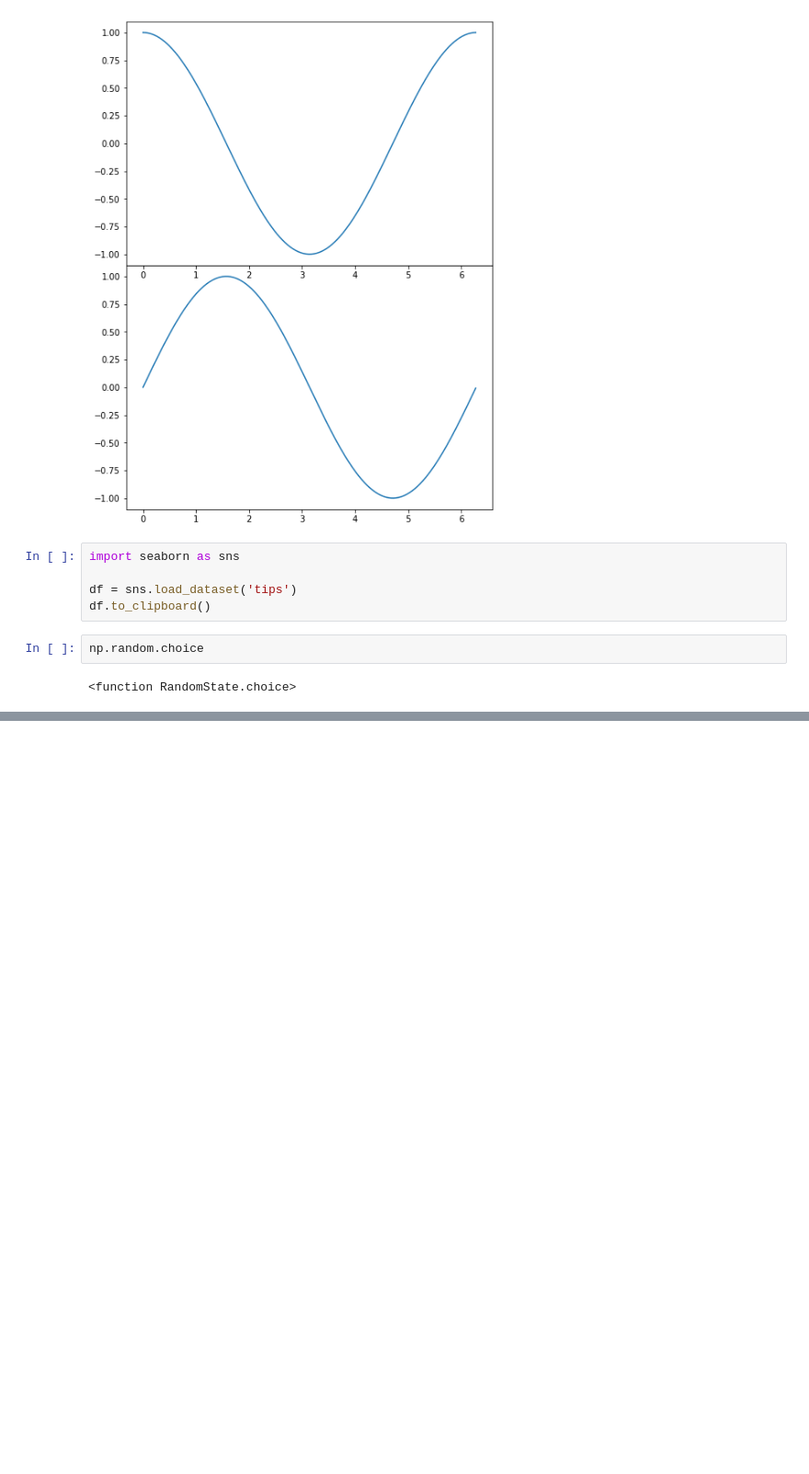
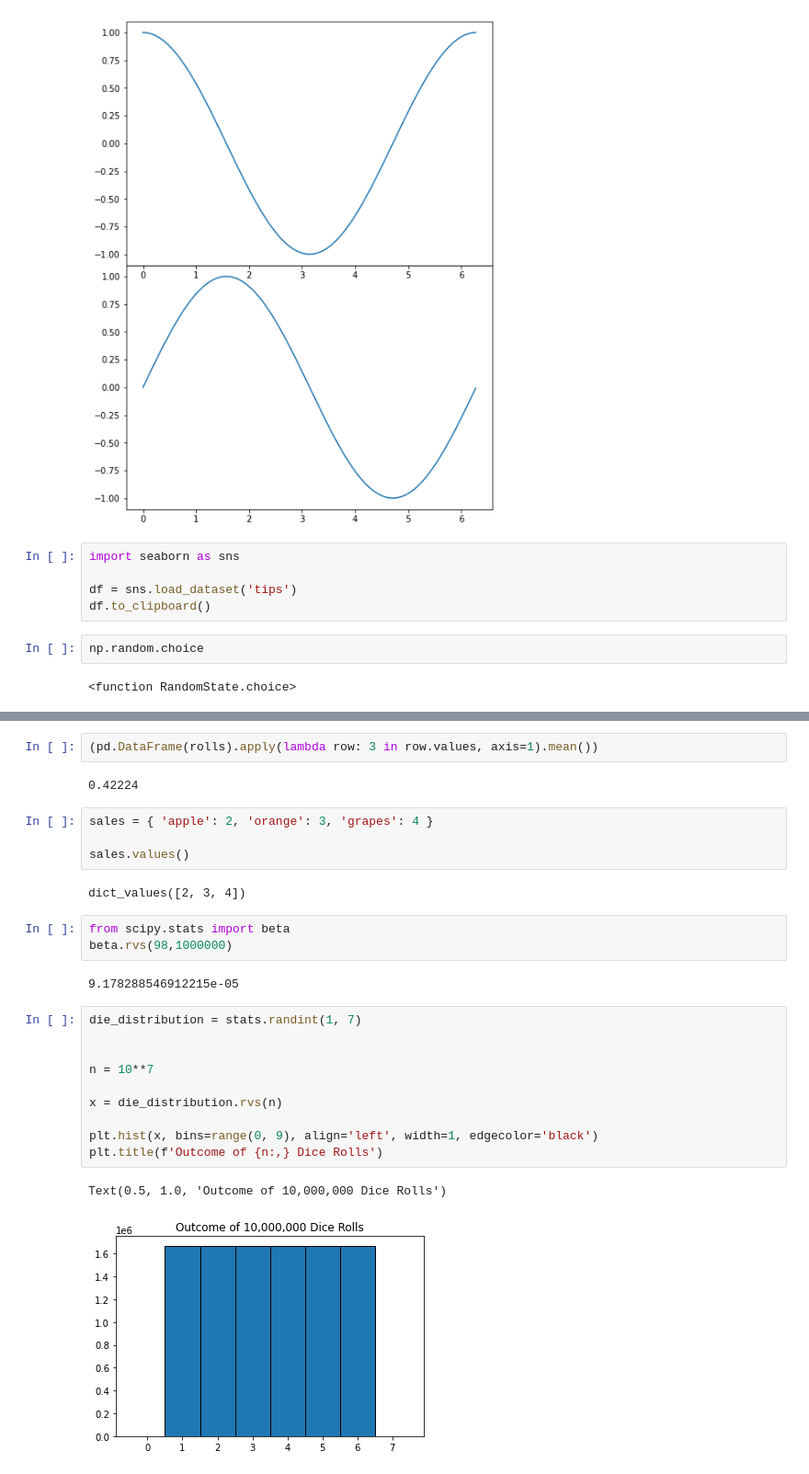
Before and after one commit to Severina7/statistics_exercises, a Jupyter notebook: draft_file.ipynb, the cells around one changed output, grey strips where cells are left out. Shown: that part at 92% size. Saved outputs shown, nothing was run; the diff lists cells and outputs as text; blank space fills up the shorter version.

Commit message:
adding exercises to hypothesis_testing.ipynb, probability_distributions.ipynb, and the draft_file.ipynb

```diff
--- a/draft_file.ipynb
+++ b/draft_file.ipynb
@@ -148,0 +253,28 @@ die_distribution.ppf(0.7)
+# %%
+(pd.DataFrame(rolls).apply(lambda row: 3 in row.values, axis=1).mean())
+# %% [output]
+0.42224
+# %%
+sales = { 'apple': 2, 'orange': 3, 'grapes': 4 }
+
+sales.values()
+# %% [output]
+dict_values([2, 3, 4])
+# %%
+from scipy.stats import beta
+beta.rvs(98,1000000)
+# %% [output]
+9.178288546912215e-05
+# %%
+die_distribution = stats.randint(1, 7)
+
+
+n = 10**7
+
+x = die_distribution.rvs(n)
+
+plt.hist(x, bins=range(0, 9), align='left', width=1, edgecolor='black')
+plt.title(f'Outcome of {n:,} Dice Rolls')
+# %% [output]
+Text(0.5, 1.0, 'Outcome of 10,000,000 Dice Rolls')
+[figure, added]
```
Also changed, not shown: parts of 22 cells of this notebook, 2 other files.
